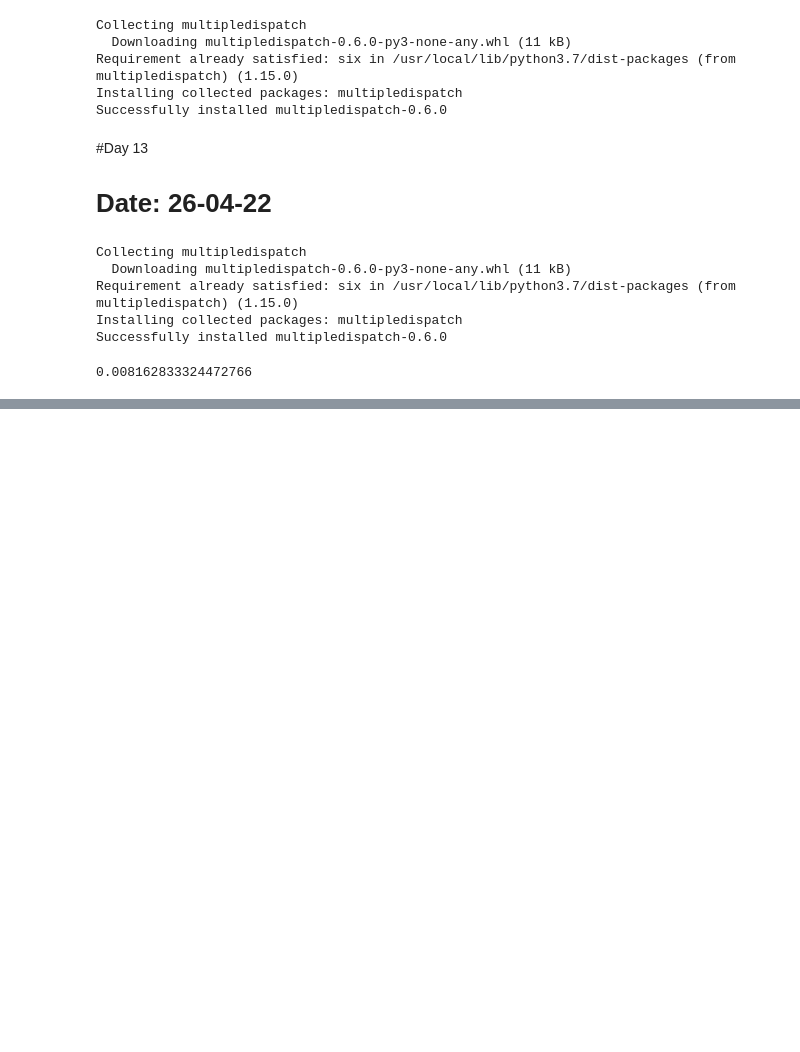
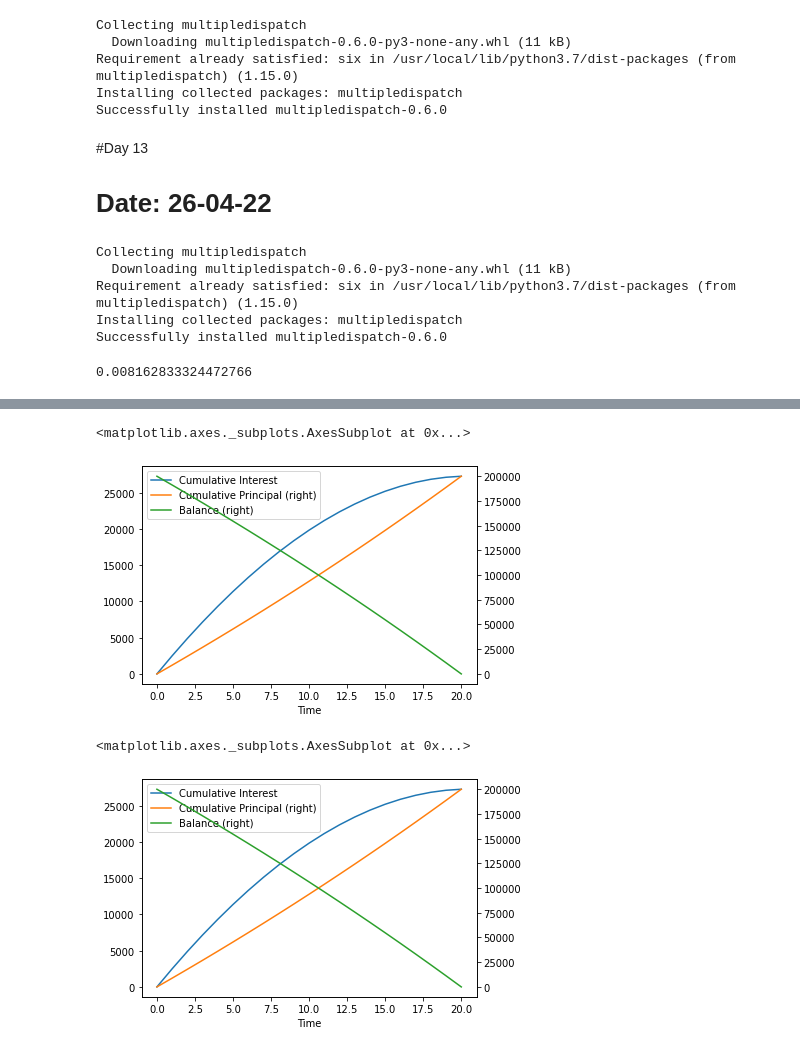
Before and after one commit to ronxldwilson/Python-Notes, a Jupyter notebook: Financial_Mathematics.ipynb, the cells around one changed output, grey strips where cells are left out. Saved outputs shown, nothing was run; the diff lists cells and outputs as text; code cells hidden in the pictures; blank space fills up the shorter version.

```diff
--- a/Financial_Mathematics.ipynb
+++ b/Financial_Mathematics.ipynb
@@ -820,0 +860,6 @@ Successfully installed multipledispatch-0.6.0
+# %%
+df1 = pd.DataFrame(table,columns=['Time','Amount','Interest','Principal','Balance'])
+# %%
+new_row=pd.DataFrame({'Time':0,'Amount':0,'Interest':0,'Principal':0,'Balance':200000},index=[0])
+# %%
+df1 = pd.concat([new_row,df1]).reset_index(drop = True)
@@ -820,0 +886,3 @@ Successfully installed multipledispatch-0.6.0
+# %%
+df1['Cumulative Interest']=df1['Interest'].cumsum()
+df1['Cumulative Principal']=df1['Principal'].cumsum()
@@ -820,0 +909,11 @@ Successfully installed multipledispatch-0.6.0
+# %%
+import matplotlib.pyplot as plt
+fig, ax = plt.subplots()
+df1.plot(x="Time",y="Cumulative Interest", ax = ax, kind ="line")
+df1.plot(x="Time",y="Cumulative Principal", ax = ax, kind ="line",secondary_y=True)
+df1.plot(x="Time",y="Balance", ax = ax, kind ="line",secondary_y=True)
+# %% [output]
+<matplotlib.axes._subplots.AxesSubplot at 0x...>
+[figure, added]
+<matplotlib.axes._subplots.AxesSubplot at 0x...>
+[figure, added]
```
Also changed, not shown: parts of 25 cells of this notebook.
